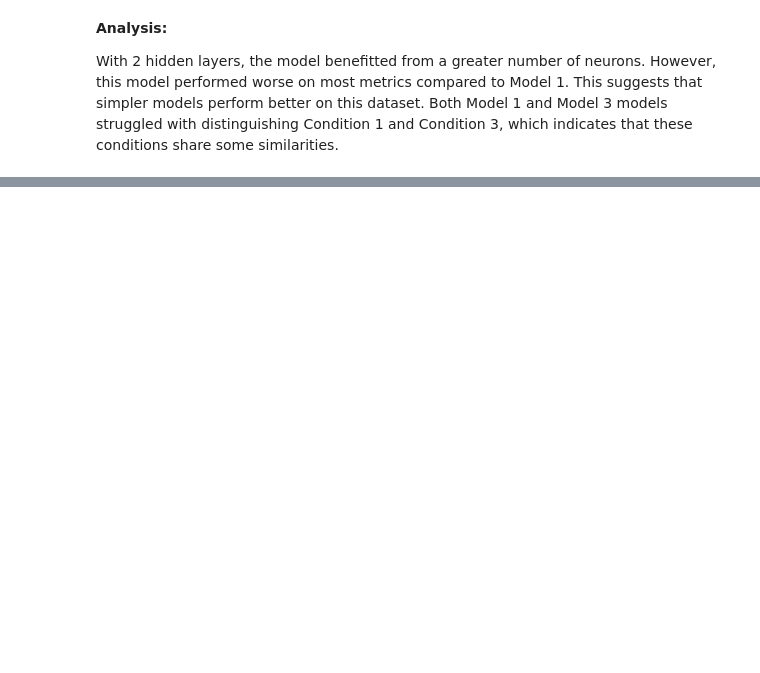
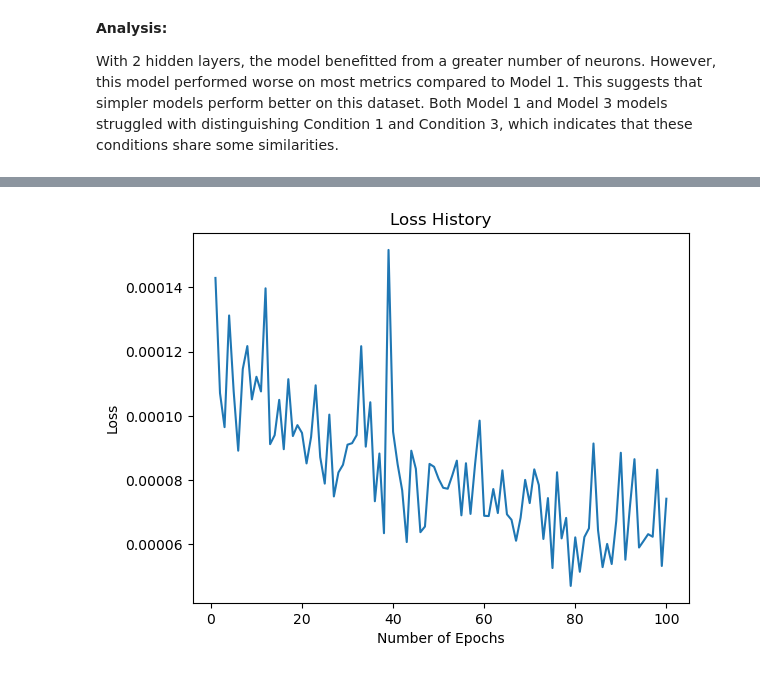
Before and after one commit to jiang-h-y/gait-condition-classification, a Jupyter notebook: analysis.ipynb, the cells around one changed output, grey strips where cells are left out. Saved outputs shown, nothing was run; the diff lists cells and outputs as text; code cells hidden in the pictures; blank space fills up the shorter version.

Commit message:
added CNN-LSTM model and noisy data analysis

```diff
--- a/analysis.ipynb
+++ b/analysis.ipynb
@@ -457,0 +556,8 @@ Although Model 2 has the lowest training loss compared to the other models, it p
+# %%
+model4 = CNN_LSTM(n_classes=n_classes)
+optimizer4 = torch.optim.Adam(model4.parameters())
+criterion = nn.CrossEntropyLoss()
+
+n_epochs = 100
+loss_history4 = train_model(model3, optimizer3, criterion, n_epochs=n_epochs)
+# %% [output]
@@ -457,0 +574 @@ Although Model 2 has the lowest training loss compared to the other models, it p
+[figure, added]
```
Also changed, not shown: parts of 27 cells of this notebook.
